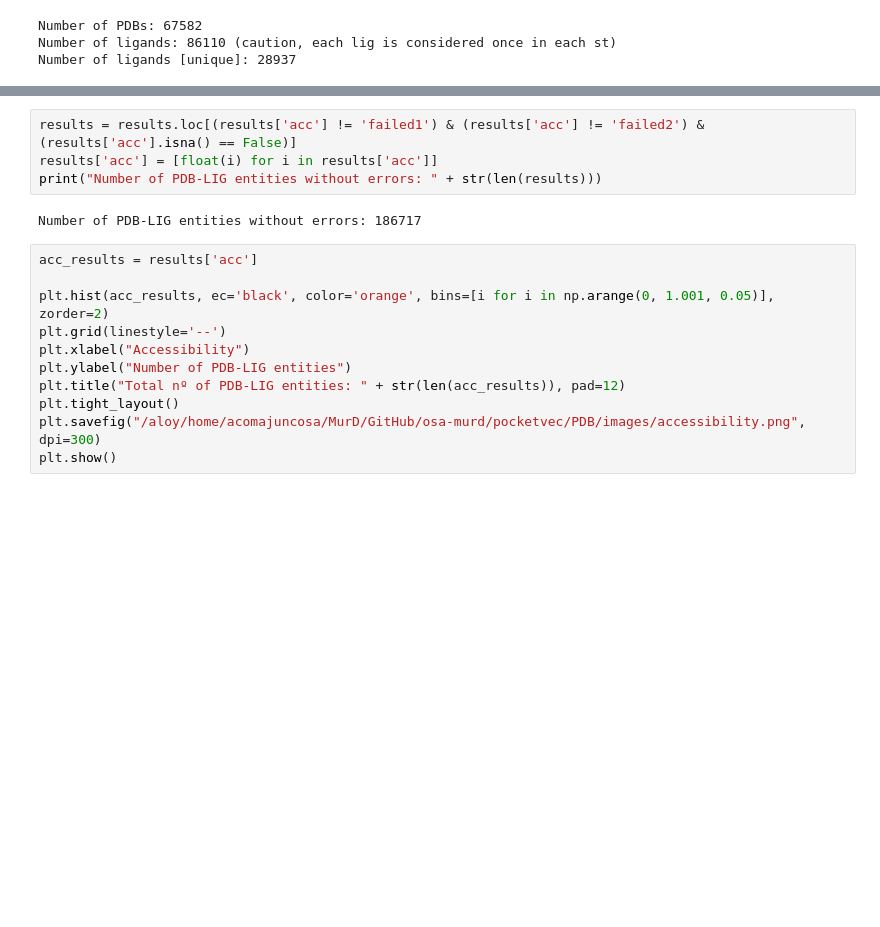
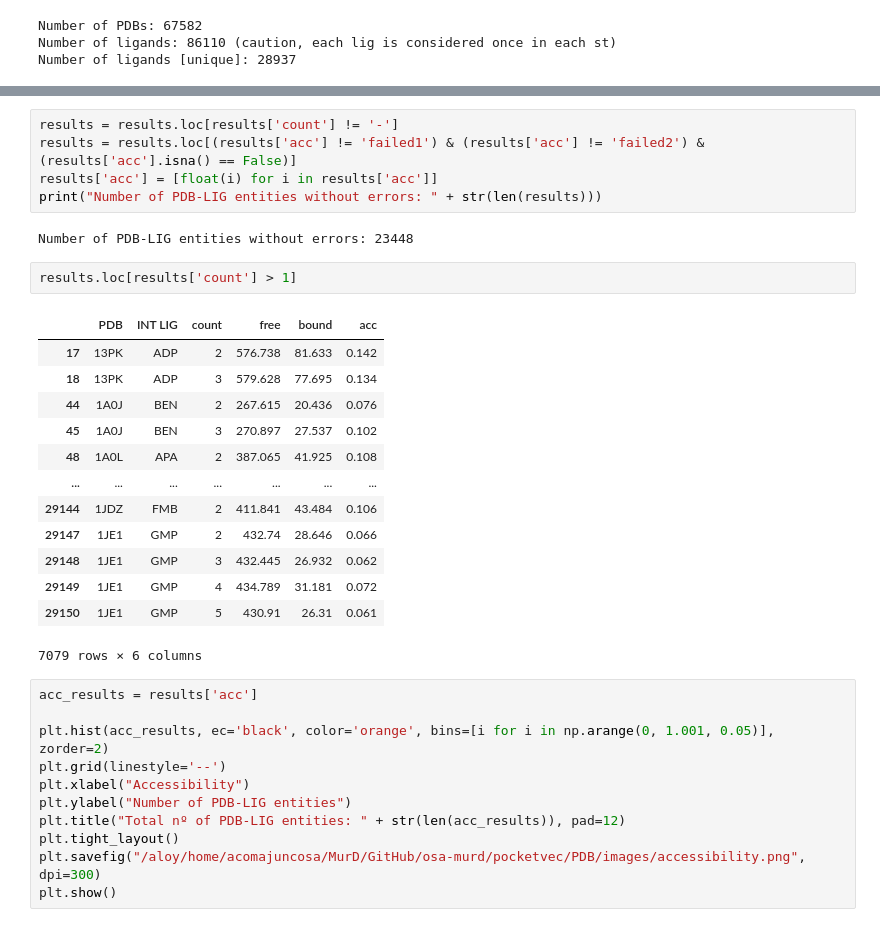
Before and after one commit to ersilia-os/osa-murd, a Jupyter notebook: notebooks/pocketvec_PDB.ipynb, the cells around one changed output, grey strips where cells are left out. Cells and saved outputs as stored; diff of their text form; blank space fills up the shorter version.

```diff
--- a/notebooks/pocketvec_PDB.ipynb
+++ b/notebooks/pocketvec_PDB.ipynb
@@ -240,9 +293,26 @@ Number of processed PDB-LIG entities: 252041
 # %%
+results = results.loc[results['count'] != '-']
 results = results.loc[(results['acc'] != 'failed1') & (results['acc'] != 'failed2') & (results['acc'].isna() == False)]
 results['acc'] = [float(i) for i in results['acc']]
 print("Number of PDB-LIG entities without errors: " + str(len(results)))
 # %% [output]
-Number of PDB-LIG entities without errors: 186717
+Number of PDB-LIG entities without errors: 23448
+# %%
+results.loc[results['count'] > 1]
+# %% [output]
+|  | PDB | INT LIG | count | free | bound | acc |
+| 17 | 13PK | ADP | 2 | 576.738 | 81.633 | 0.142 |
+| 18 | 13PK | ADP | 3 | 579.628 | 77.695 | 0.134 |
+| 44 | 1A0J | BEN | 2 | 267.615 | 20.436 | 0.076 |
+| 45 | 1A0J | BEN | 3 | 270.897 | 27.537 | 0.102 |
+| 48 | 1A0L | APA | 2 | 387.065 | 41.925 | 0.108 |
+| ... | ... | ... | ... | ... | ... | ... |
+| 29144 | 1JDZ | FMB | 2 | 411.841 | 43.484 | 0.106 |
+| 29147 | 1JE1 | GMP | 2 | 432.74 | 28.646 | 0.066 |
+| 29148 | 1JE1 | GMP | 3 | 432.445 | 26.932 | 0.062 |
+| 29149 | 1JE1 | GMP | 4 | 434.789 | 31.181 | 0.072 |
+| 29150 | 1JE1 | GMP | 5 | 430.91 | 26.31 | 0.061 |
+7079 rows × 6 columns
 # %%
 acc_results = results['acc']
 
```
Also changed, not shown: parts of 13 cells of this notebook, 1 other file.
